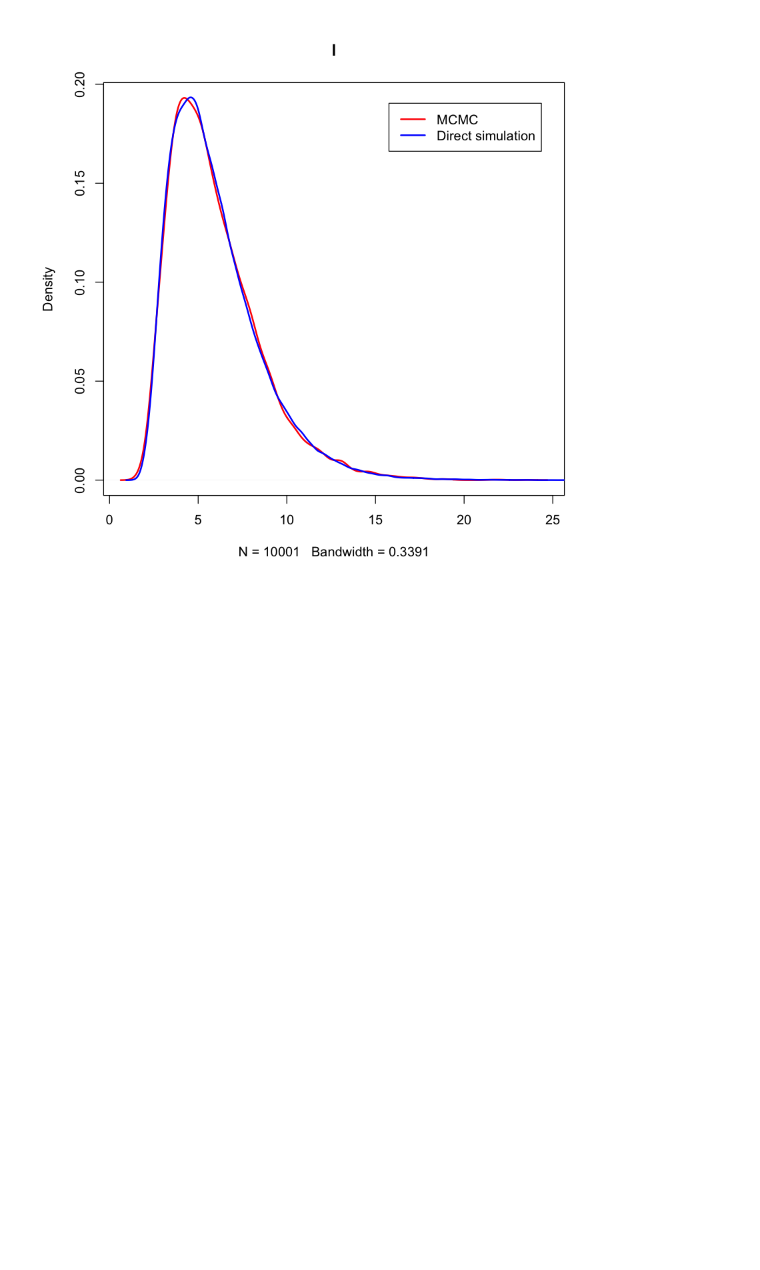
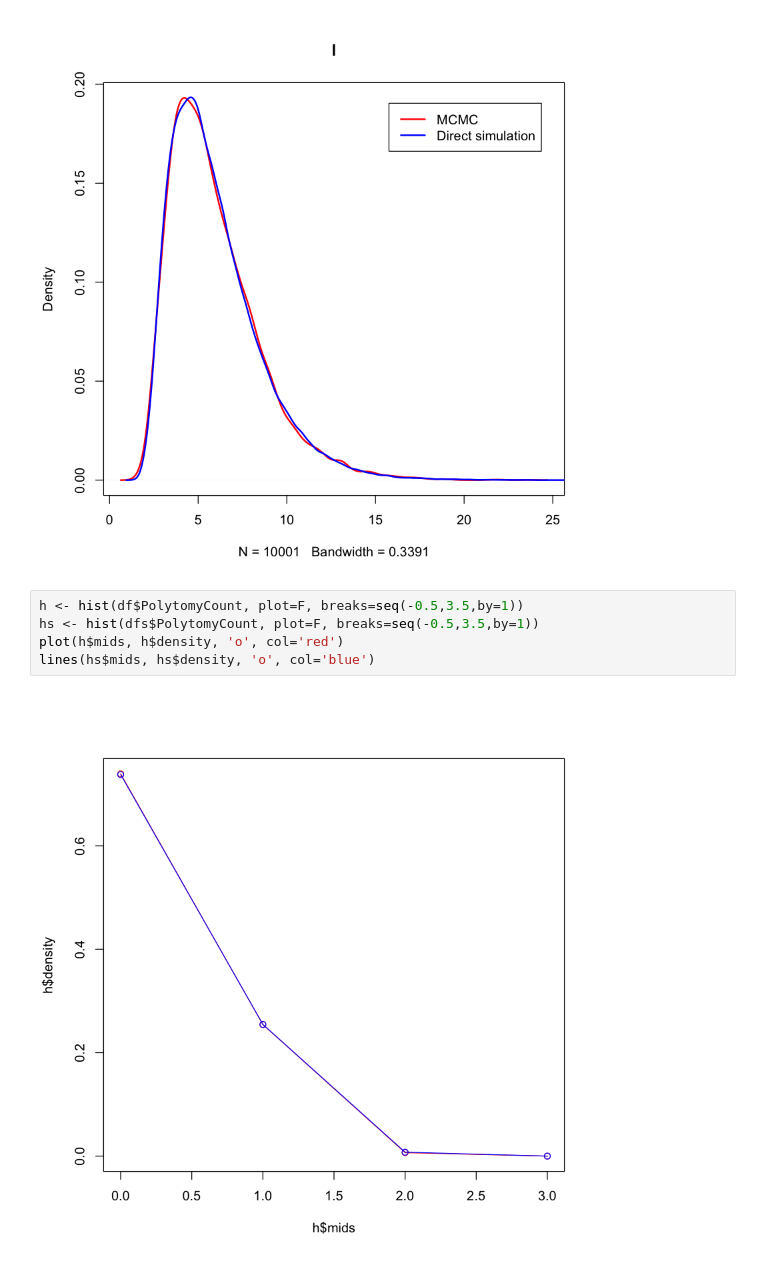
Before and after one commit to tgvaughan/pitchfork, a Jupyter notebook: validation/validation_results.ipynb, the cells around one changed output. Cells and saved outputs as stored; diff of their text form; blank space fills up the shorter version.

```diff
--- a/validation/validation_results.ipynb
+++ b/validation/validation_results.ipynb
@@ -62,3 +69,10 @@ legend("topright", inset=0.05, c("MCMC", "Direct simulation"),
        lty=1, lwd=2, col=c("red","blue"))
 # %% [output]
 [figure]
+# %%
+h <- hist(df$PolytomyCount, plot=F, breaks=seq(-0.5,3.5,by=1))
+hs <- hist(dfs$PolytomyCount, plot=F, breaks=seq(-0.5,3.5,by=1))
+plot(h$mids, h$density, 'o', col='red')
+lines(hs$mids, hs$density, 'o', col='blue')
+# %% [output]
+[figure, added]
```
Also changed, not shown: parts of 1 cell of this notebook, 1 other file.
